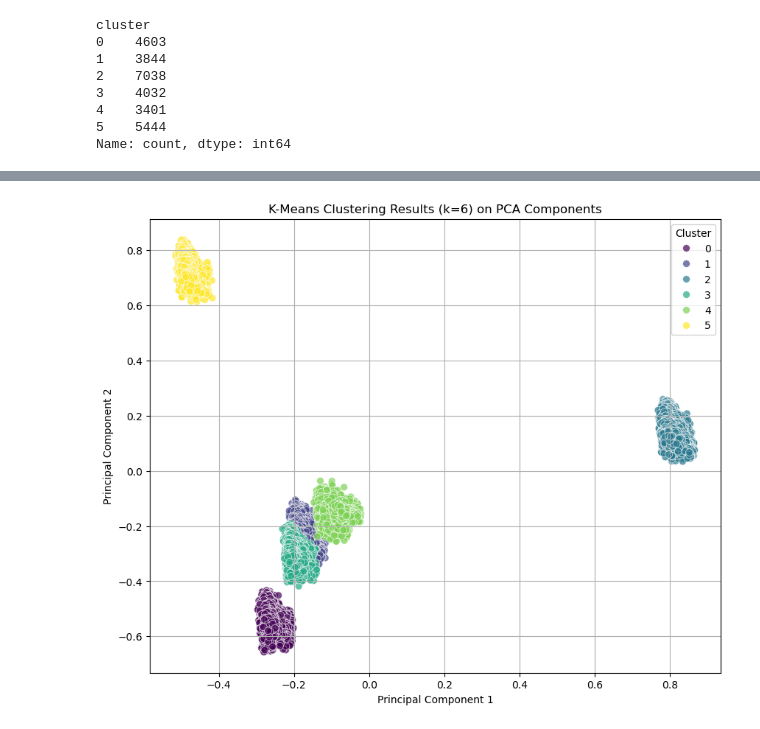
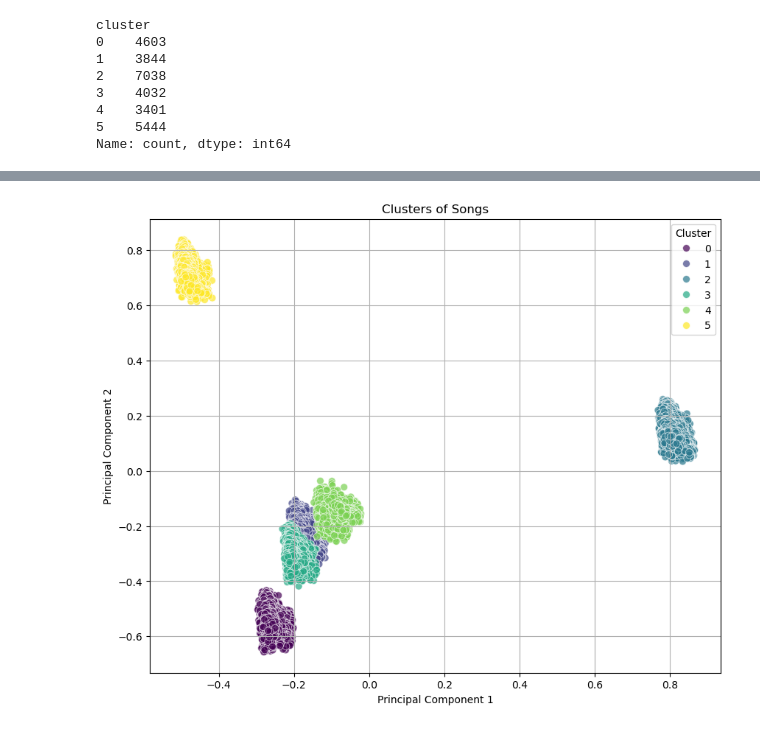
Before and after one commit to Seribii1o1/Music-Recommendation-Algorithm, a Jupyter notebook: code/model.ipynb, the cells around one changed output, grey strips where cells are left out. Saved outputs shown, nothing was run; the diff lists cells and outputs as text; code cells hidden in the pictures.

```diff
--- a/code/model.ipynb
+++ b/code/model.ipynb
@@ -147,11 +144,11 @@ df.head
 # %%
 plt.figure(figsize=(10, 8))
-sns.scatterplot(x=df['PC_1'], y=df['PC_2'], hue=clusters, palette='viridis', s=50, alpha=0.7)
-plt.title(f'K-Means Clustering Results (k={chosen_k}) on PCA Components')
+sns.scatterplot(x=df['PC_1'], y=df['PC_2'], hue=df['cluster'], palette='viridis', s=50, alpha=0.7)
+plt.title(f'Clusters of Songs')
 plt.xlabel('Principal Component 1')
 plt.ylabel('Principal Component 2')
 plt.legend(title='Cluster')
 plt.grid(True)
 plt.show()
 # %% [output]
-[figure, old version]
+[figure, new version]
```
Also changed, not shown: parts of 4 cells of this notebook.
